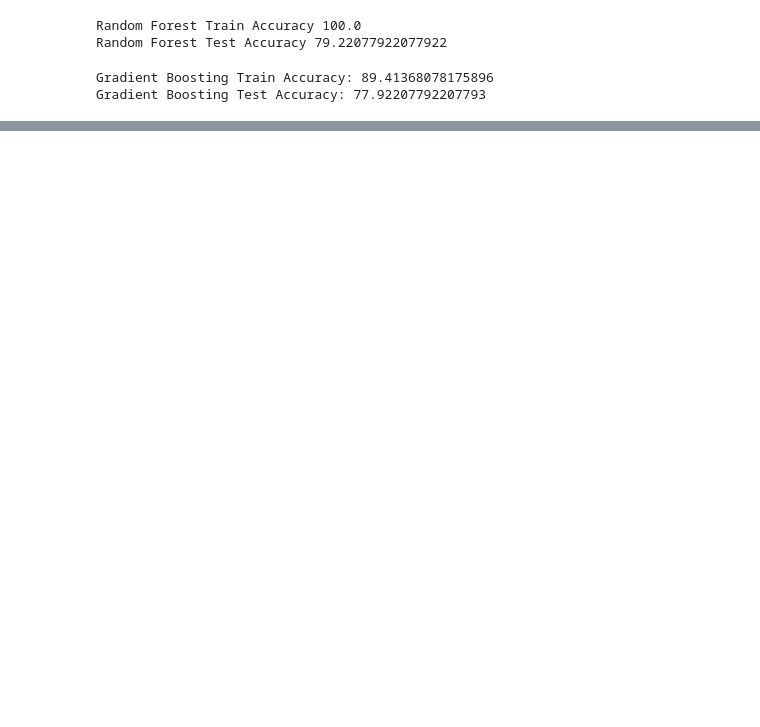
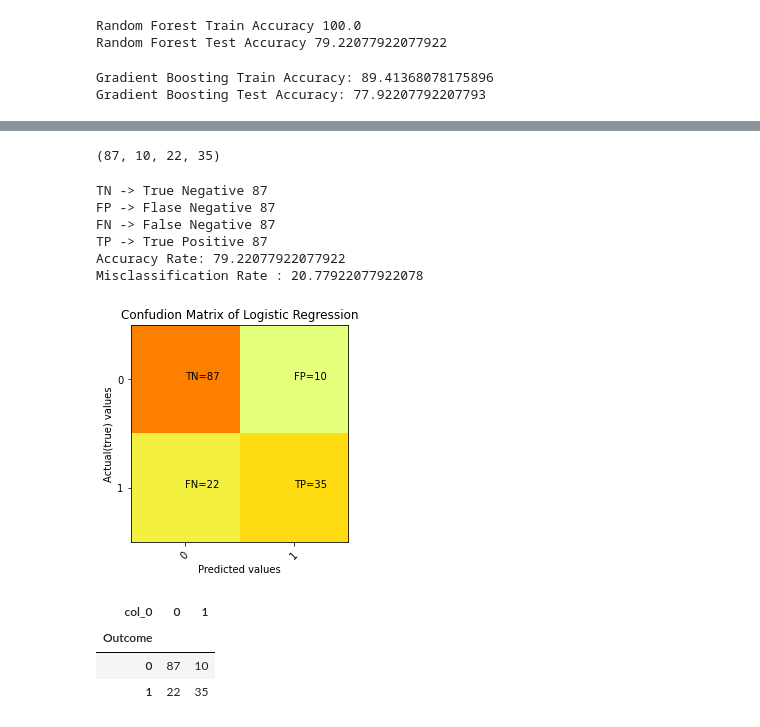
Before and after one commit to NafisTanjim/Diabetes-Prediction, a Jupyter notebook: MY ML.ipynb, the cells around one changed output, grey strips where cells are left out. Drawn from its saved outputs; the diff is of its cells as text; code cells hidden in the pictures; blank space fills up the shorter version.

```diff
--- a/MY ML.ipynb
+++ b/MY ML.ipynb
@@ -710,0 +755,47 @@ Multilayer Perceptrons Test Accuracy: 83.117
+# %%
+TN,FP,FN,TP
+# %% [output]
+(87, 10, 22, 35)
+# %%
+from sklearn.metrics import classification_report,confusion_matrix
+from sklearn.metrics import accuracy_score,roc_auc_score,roc_curve
+cm=confusion_matrix(Y_test,lr_pred)
+
+print('TN -> True Negative {}'.format(cm[0,0]))
+print('FP -> Flase Negative {}'.format(cm[0,0]))
+print('FN -> False Negative {}'.format(cm[0,0]))
+print('TP -> True Positive {}'.format(cm[0,0]))
+print('Accuracy Rate: {}'.format(np.divide(np.sum([cm[0,0],cm[1,1]]),np.sum(cm))*100))
+print('Misclassification Rate : {}'.format(np.divide(np.sum([cm[0,1],cm[1,0]]),np.sum(cm))*100))
+# %% [output]
+TN -> True Negative 87
+FP -> Flase Negative 87
+FN -> False Negative 87
+TP -> True Positive 87
+Accuracy Rate: 79.22077922077922
+Misclassification Rate : 20.77922077922078
+# %%
+import matplotlib.pyplot as plt
+plt.clf()
+plt.imshow(cm, interpolation = 'nearest',cmap=plt.cm.Wistia)
+classNames = ['0','1']
+plt.title('Confudion Matrix of Logistic Regression')
+plt.ylabel('Actual(true) values')
+plt.xlabel('Predicted values')
+tick_marks = np.arange(len(classNames))
+plt.xticks(tick_marks,classNames, rotation=45)
+plt.yticks(tick_marks,classNames)
+s= [['TN','FP'],['FN','TP']]
+for i in range(2):
+    for j in range(2):
+        plt.text(j,i,str(s[i][j])+'='+str(cm[i][j]))
+plt.show()
+# %% [output]
+[figure, added]
+# %%
+pd.crosstab(Y_test, lr_pred, margins=False)
+# %% [output]
+| col_0 | 0 | 1 |
+| Outcome |  |  |
+| 0 | 87 | 10 |
+| 1 | 22 | 35 |
```
Also changed, not shown: parts of 111 cells of this notebook.
